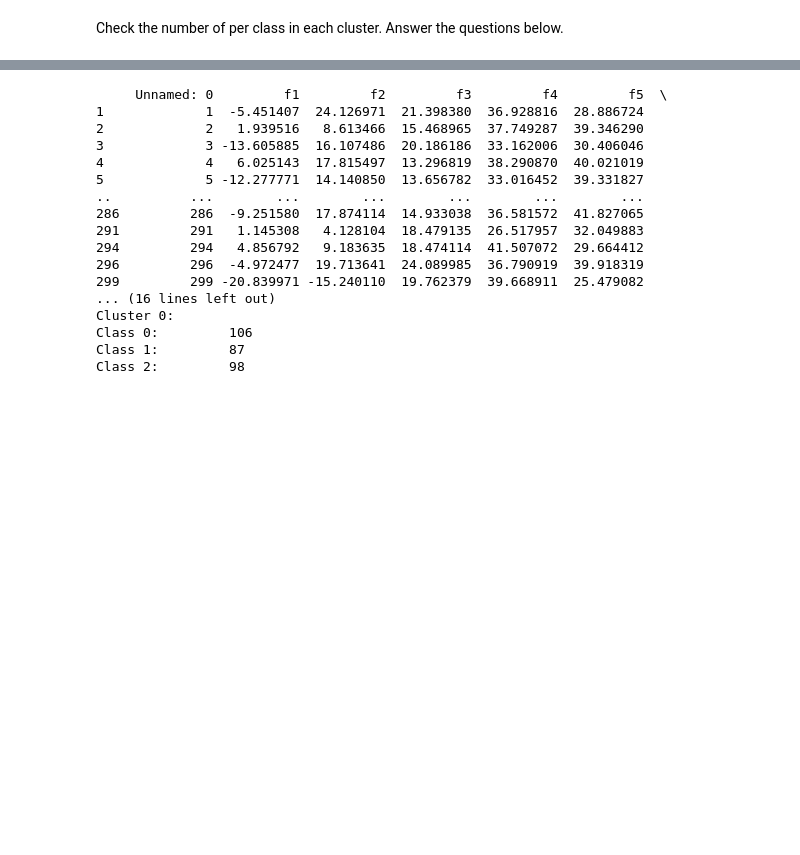
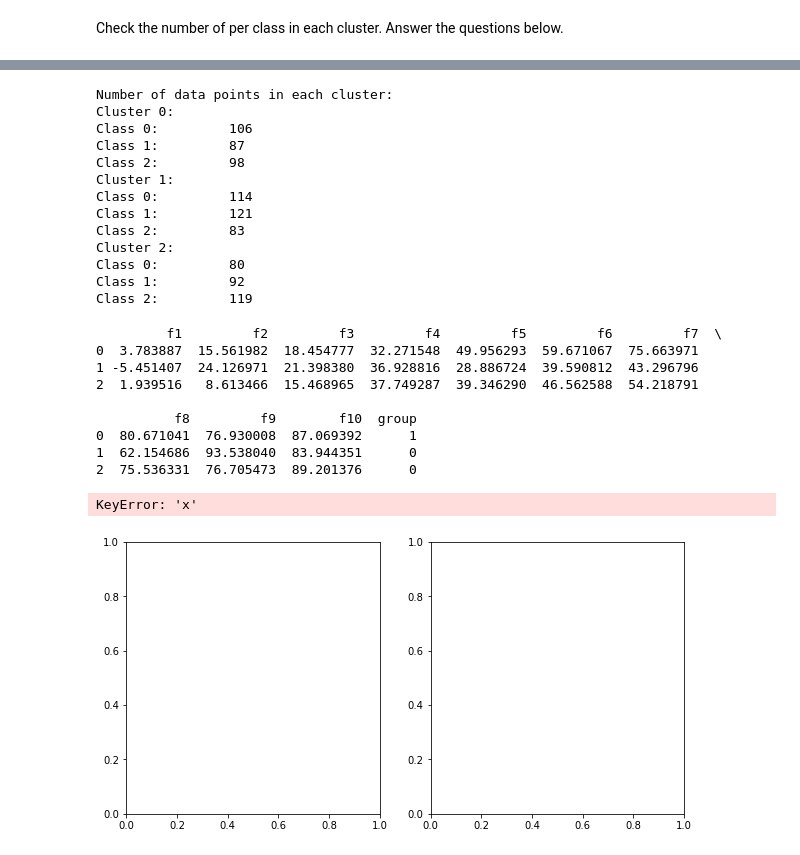
Before and after one commit to kether82/CSMODEL-Proj-2, a Jupyter notebook: Dataset8_clustering.ipynb, the cells around one changed output, grey strips where cells are left out. Drawn from its saved outputs; the diff is of its cells as text; code cells hidden in the pictures; blank space fills up the shorter version.

Commit message:
clustered

```diff
--- a/Dataset8_clustering.ipynb
+++ b/Dataset8_clustering.ipynb
@@ -103,7 +115,7 @@ cluster_0 = dataset_df.loc[groups == 0]
 cluster_1 = dataset_df.loc[groups == 1]
 cluster_2 = dataset_df.loc[groups == 2]
 
-print(cluster_0.loc[cluster_0['class'] == 0])
+# print(cluster_0.loc[cluster_0['class'] == 0])
 print('Number of data points in each cluster:')
 print('Cluster 0:')
 print('Class 0:\t', cluster_0.loc[cluster_0['class'] == 0].shape[0])
@@ -118,20 +130,52 @@ print('Class 0:\t', cluster_2.loc[cluster_2['class'] == 0].shape[0])
 print('Class 1:\t', cluster_2.loc[cluster_2['class'] == 1].shape[0])
 print('Class 2:\t', cluster_2.loc[cluster_2['class'] == 2].shape[0])
 # %% [output]
-     Unnamed: 0         f1         f2         f3         f4         f5  \
-1             1  -5.451407  24.126971  21.398380  36.928816  28.886724
-2             2   1.939516   8.613466  15.468965  37.749287  39.346290
-3             3 -13.605885  16.107486  20.186186  33.162006  30.406046
-4             4   6.025143  17.815497  13.296819  38.290870  40.021019
-5             5 -12.277771  14.140850  13.656782  33.016452  39.331827
-..          ...        ...        ...        ...        ...        ...
-286         286  -9.251580  17.874114  14.933038  36.581572  41.827065
-291         291   1.145308   4.128104  18.479135  26.517957  32.049883
-294         294   4.856792   9.183635  18.474114  41.507072  29.664412
-296         296  -4.972477  19.713641  24.089985  36.790919  39.918319
-299         299 -20.839971 -15.240110  19.762379  39.668911  25.479082
-... (16 lines left out)
+Number of data points in each cluster:
 Cluster 0:
 Class 0:         106
 Class 1:         87
 Class 2:         98
+Cluster 1:
+Class 0:         114
+Class 1:         121
+Class 2:         83
+Cluster 2:
+Class 0:         80
+Class 1:         92
+Class 2:         119
+# %%
+# syn_new_df = pd.concat([syn_df.iloc[:, 0:2], groups.rename('group')], axis=1)
+# dataset_new_df = pd.concat([dataset_df.iloc[:, 1:11], groups.rename('group')], axis=1)
+# print(dataset_new_df.head(3))
+
+# print(syn_new_df.head(5))
+# fig, axs = plt.subplots(1, 2, figsize=(10,5))
+# fig, axs = plt.subplots(1, 2, figsize=(10,5))
+# axs[0].plot(syn_df.loc[syn_df['class'] == 0, 'x'], syn_df.loc[syn_df['class'] == 0, 'y'], 'r+')
+# axs[0].plot(syn_df.loc[syn_df['class'] == 1, 'x'], syn_df.loc[syn_df['class'] == 1, 'y'], 'g+')
+# axs[0].plot(syn_df.loc[syn_df['class'] == 2, 'x'], syn_df.loc[syn_df['class'] == 2, 'y'], 'b+')
+# axs[0].plot(dataset_df.loc[dataset_df['class'] == 0, 'x'], dataset_df.loc[dataset_df['class'] == 0, 'y'], 'r+')
+# axs[0].plot(dataset_df.loc[dataset_df['class'] == 1, 'x'], dataset_df.loc[dataset_df['class'] == 1, 'y'], 'r+')
+# axs[0].plot(dataset_df.loc[dataset_df['class'] == 2, 'x'], dataset_df.loc[dataset_df['class'] == 2, 'y'], 'r+')
+
+# axs[1].plot(syn_new_df.loc[syn_new_df['group'] == 0, 'x'], syn_new_df.loc[syn_new_df['group'] == 0, 'y'], 'r+')
+# axs[1].plot(syn_new_df.loc[syn_new_df['group'] == 1, 'x'], syn_new_df.loc[syn_new_df['group'] == 1, 'y'], 'g+')
+# axs[1].plot(syn_new_df.loc[syn_new_df['group'] == 2, 'x'], syn_new_df.loc[syn_new_df['group'] == 2, 'y'], 'b+')
+
+# for i in range(len(kmeans.centroids)):
+#     axs[1].plot(kmeans.centroids.iloc[i]['x'], kmeans.centroids.iloc[i]['y'], 'k*', ms=12)
+
+axs[0].grid()
+# axs[1].grid()
+# %% [output]
+         f1         f2         f3         f4         f5         f6         f7  \
+0  3.783887  15.561982  18.454777  32.271548  49.956293  59.671067  75.663971
+1 -5.451407  24.126971  21.398380  36.928816  28.886724  39.590812  43.296796
+2  1.939516   8.613466  15.468965  37.749287  39.346290  46.562588  54.218791
+
+          f8         f9        f10  group
+0  80.671041  76.930008  87.069392      1
+1  62.154686  93.538040  83.944351      0
+2  75.536331  76.705473  89.201376      0
+KeyError: 'x'
+[figure, added]
```
Also changed, not shown: parts of 1 cell of this notebook.
